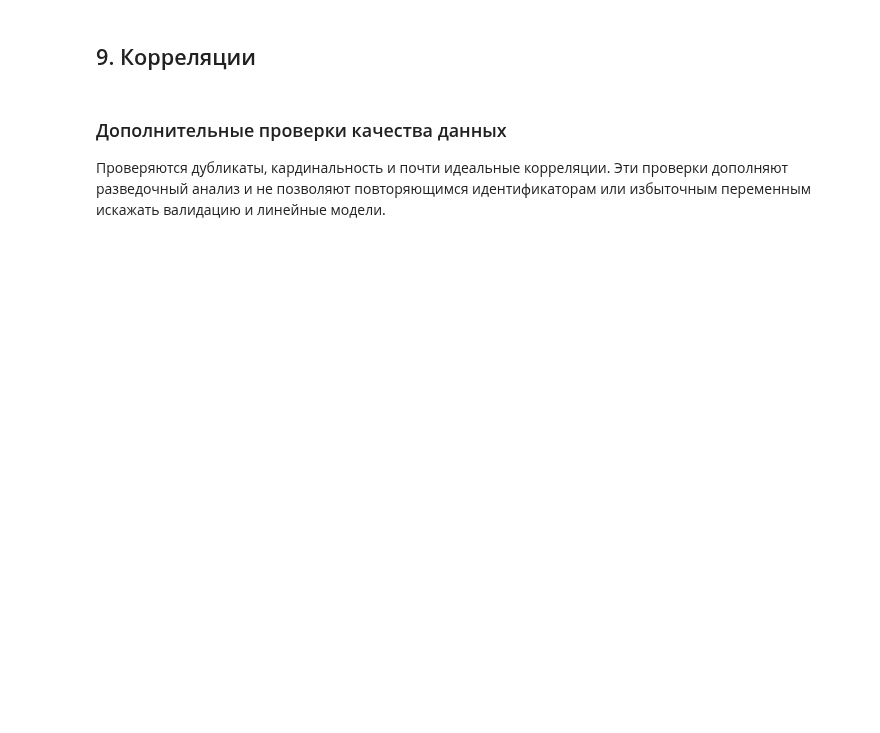
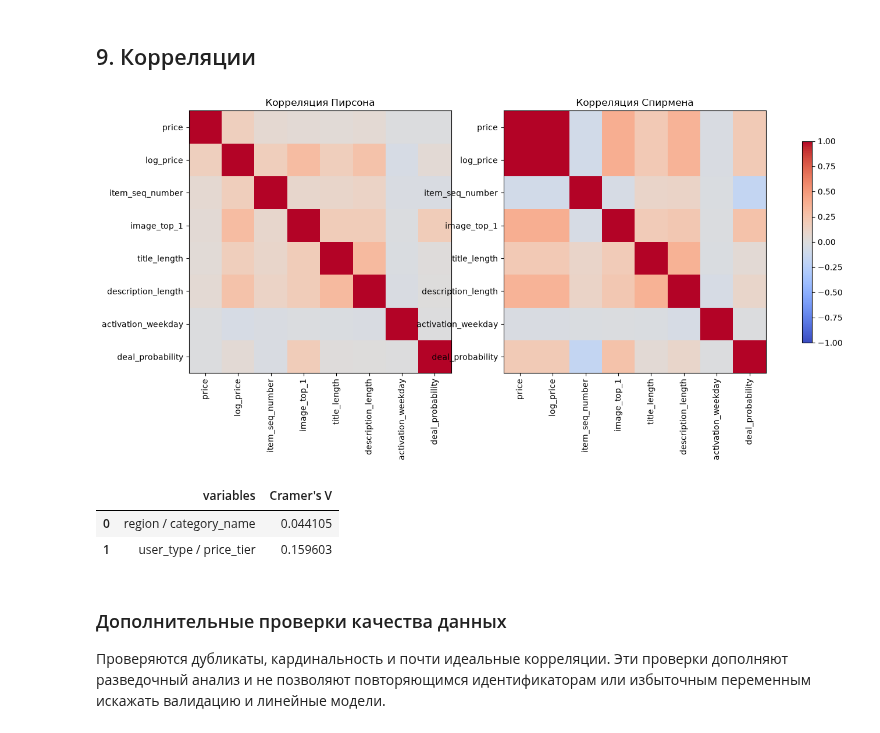
Before and after one commit to qjarishekka/tec-data-analisis, a Jupyter notebook: lab03/task/task3_ru.ipynb, the cells around one changed output. Saved outputs shown, nothing was run; the diff lists cells and outputs as text; code cells hidden in the pictures; blank space fills up the shorter version.

```diff
--- a/lab03/task/task3_ru.ipynb
+++ b/lab03/task/task3_ru.ipynb
@@ -168,10 +253,10 @@ CATEGORICAL_COLUMNS = [
 
 def prepare_lazy(lazy_frame: pl.LazyFrame, has_target: bool) -> pl.LazyFrame:
     expressions = [
-        pl.col("activation_date").str.to_date("%Y-%m-%d", сtrict=False),
+        pl.col("activation_date").str.to_date("%Y-%m-%d", strict=False),
         pl.col(CATEGORICAL_COLUMNS).cast(pl.Categorical),
         pl.col("item_seq_number").cast(pl.Int32),
-        pl.col("image_top_1").cast(pl.Int32, сtrict=False),
+        pl.col("image_top_1").cast(pl.Int32, strict=False),
         pl.col("price").cast(pl.Float32),
     ]
     if has_target:
@@ -385,30 +563,32 @@ display(user_type_stats)
 # %%
 numeric_columns = [
     "price",
     "log_price",
     "item_seq_number",
     "image_top_1",
     "title_length",
     "description_length",
     "activation_weekday",
     "deal_probability",
 ]
 numeric_pd = pd.DataFrame(eda_sample.select(numeric_columns).to_dict(as_series=False))
 
 pearson_corr = numeric_pd.corr(method="pearson")
 spearman_corr = numeric_pd.corr(method="spearman")
 
 fig, axes = plt.subplots(1, 2, figsize=(16, 6))
 for ax, matrix, title in [
     (axes[0], pearson_corr, "Корреляция Пирсона"),
-    (axes[1], сpearman_corr, "Корреляция Спирмена"),
+    (axes[1], spearman_corr, "Корреляция Спирмена"),
 ]:
     image = ax.imshow(matrix, vmin=-1, vmax=1, cmap="coolwarm")
     ax.set_xticks(range(len(matrix.columns)), matrix.columns, rotation=90)
     ax.set_yticks(range(len(matrix.index)), matrix.index)
     ax.set_title(title)
-fig.colorbar(image, ax=axes.ravel().tolist(), сhrink=0.75)
+fig.colorbar(image, ax=axes.ravel().tolist(), shrink=0.75)
 plt.show()
+# %% [output]
+[figure, added]
 # %%
 def cramers_v(left: pd.Series, right: pd.Series) -> float:
     table = pd.crosstab(left.fillna("missing"), right.fillna("missing"))
@@ -431,6 +611,10 @@ cramer_results = pd.DataFrame([
     {"variables": "user_type / price_tier", "Cramer's V": cramers_v(eda_cat_pd["user_type"], eda_cat_pd["price_tier"])},
 ])
 display(cramer_results)
+# %% [output]
+|  | variables | Cramer's V |
+| 0 | region / category_name | 0.044105 |
+| 1 | user_type / price_tier | 0.159603 |
 # %% [markdown]
 ### Дополнительные проверки качества данных
 
```
Also changed, not shown: parts of 62 cells of this notebook, 8 other files.
